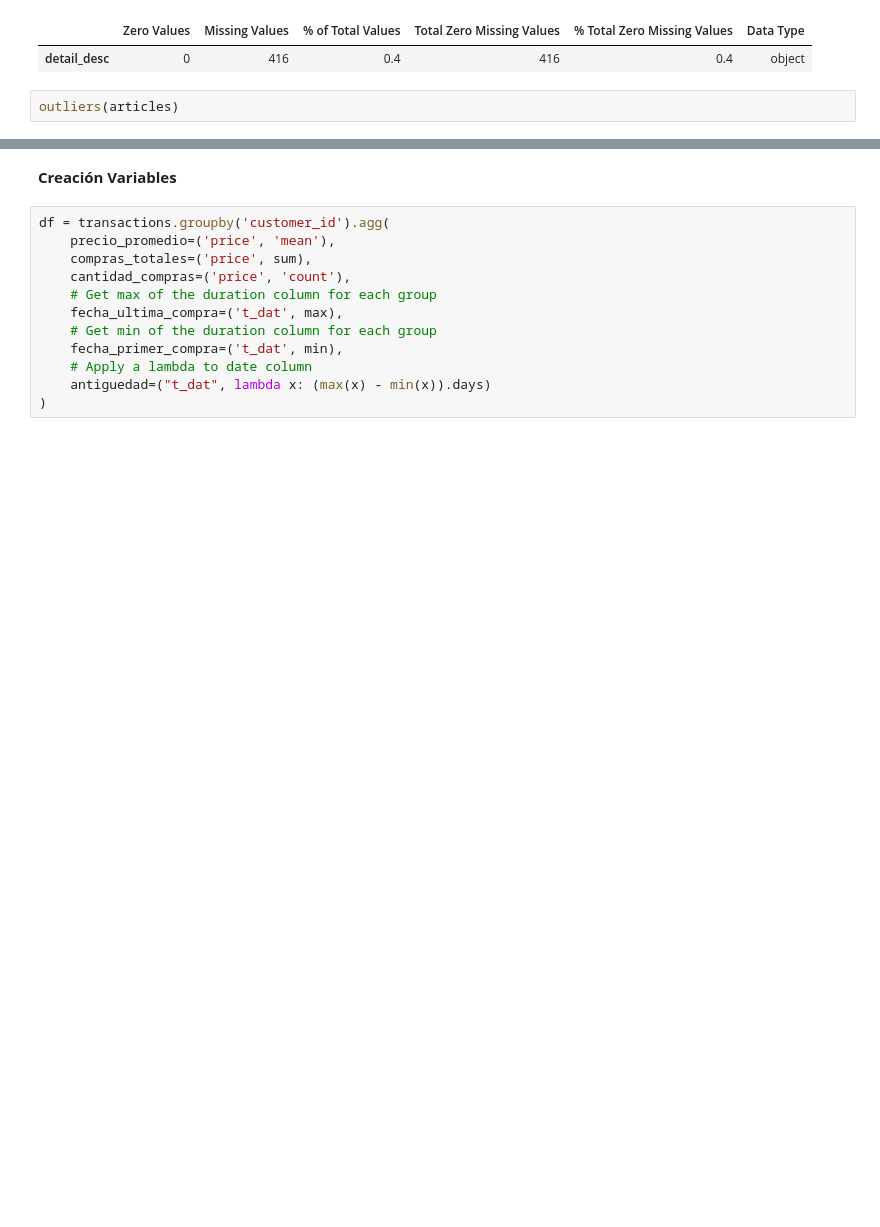
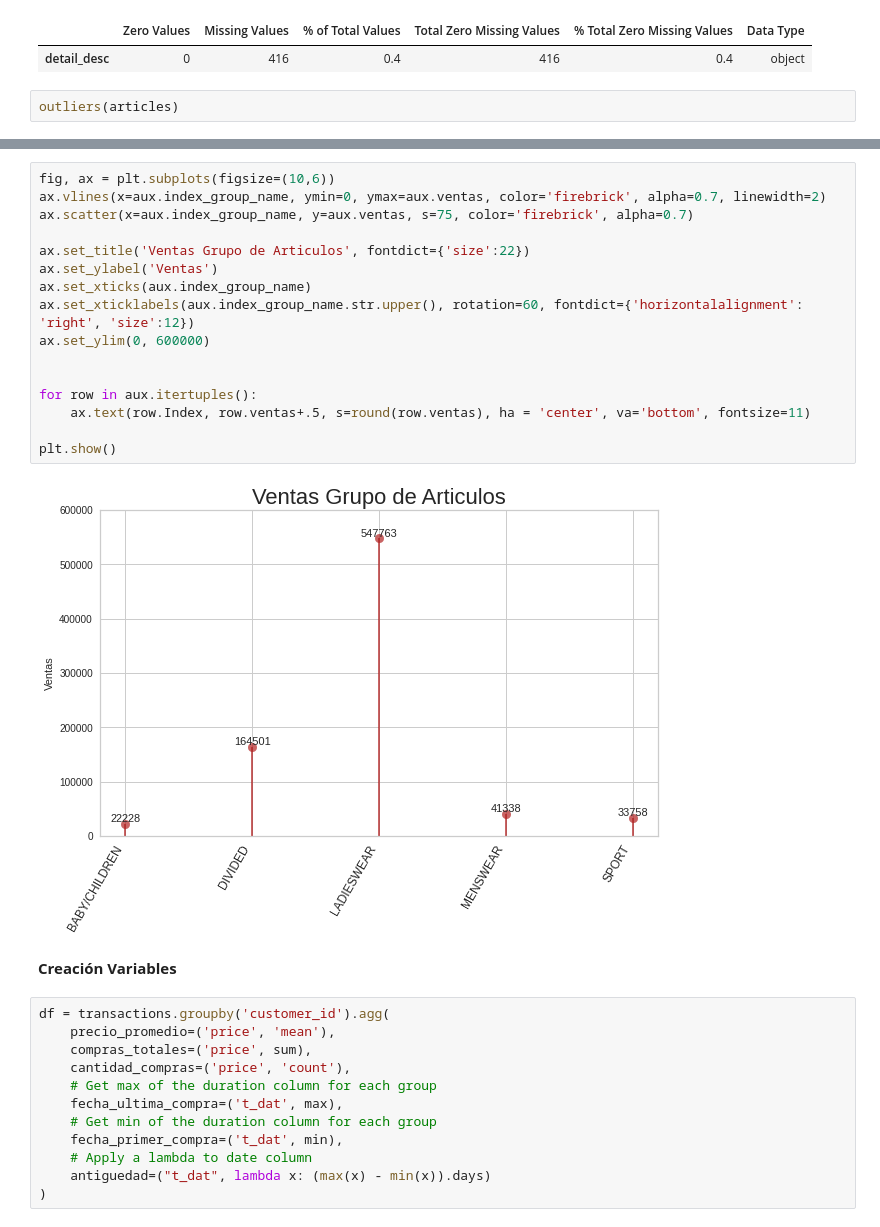
Before and after one commit to AndresPerelmuter/Customers-Segmentation---Clustering, a Jupyter notebook: Cluster_H&M.ipynb, the cells around one changed output, grey strips where cells are left out. Cells and saved outputs as stored; diff of their text form; blank space fills up the shorter version.

```diff
--- a/Cluster_H&M.ipynb
+++ b/Cluster_H&M.ipynb
@@ -362,3 +337,21 @@ outliers(articles)
+# %%
+fig, ax = plt.subplots(figsize=(10,6))
+ax.vlines(x=aux.index_group_name, ymin=0, ymax=aux.ventas, color='firebrick', alpha=0.7, linewidth=2)
+ax.scatter(x=aux.index_group_name, y=aux.ventas, s=75, color='firebrick', alpha=0.7)
+
+ax.set_title('Ventas Grupo de Articulos', fontdict={'size':22})
+ax.set_ylabel('Ventas')
+ax.set_xticks(aux.index_group_name)
+ax.set_xticklabels(aux.index_group_name.str.upper(), rotation=60, fontdict={'horizontalalignment': 'right', 'size':12})
+ax.set_ylim(0, 600000)
+
+
+for row in aux.itertuples():
+    ax.text(row.Index, row.ventas+.5, s=round(row.ventas), ha = 'center', va='bottom', fontsize=11)
+
+plt.show()
+# %% [output]
+[figure, added]
 # %% [markdown]
 **Creación Variables**
 # %%
```
Also changed, not shown: parts of 11 cells of this notebook.
